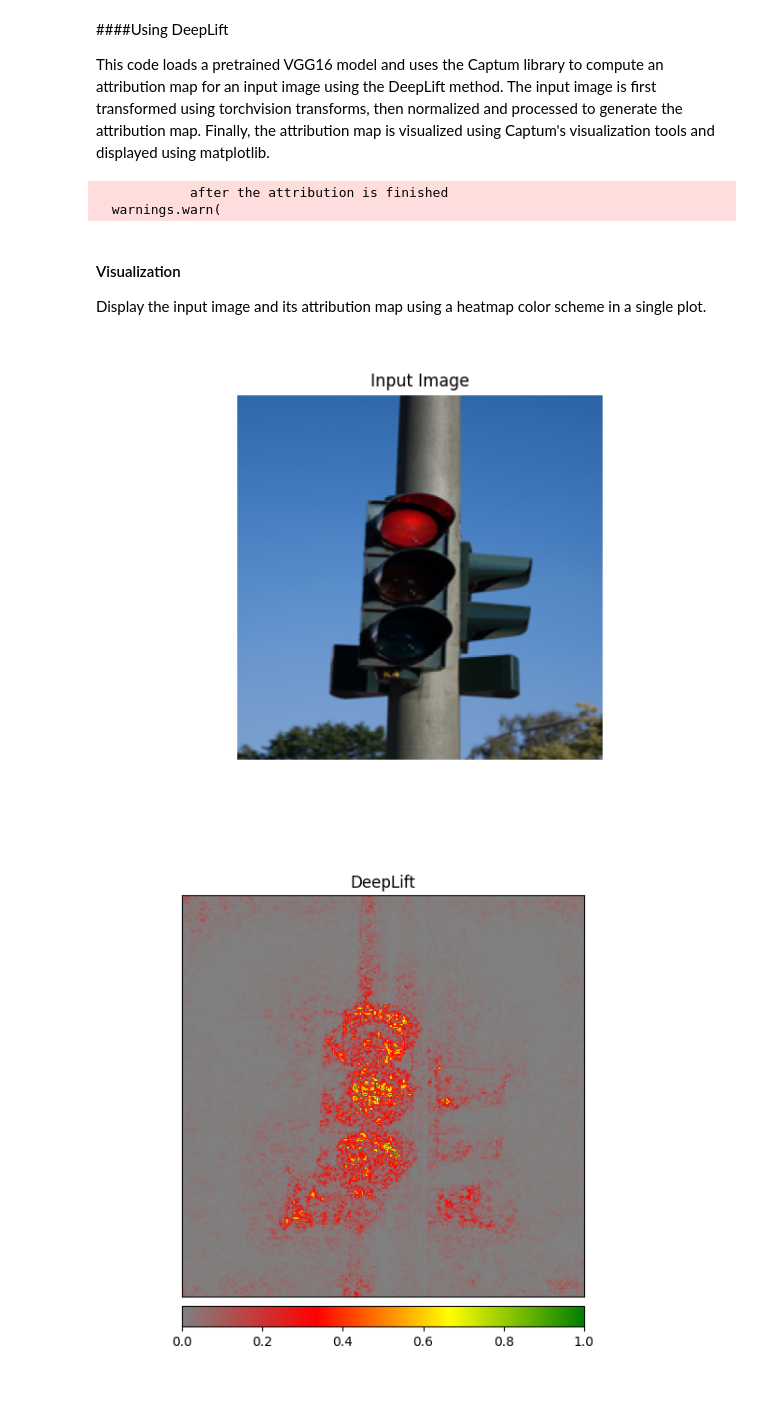
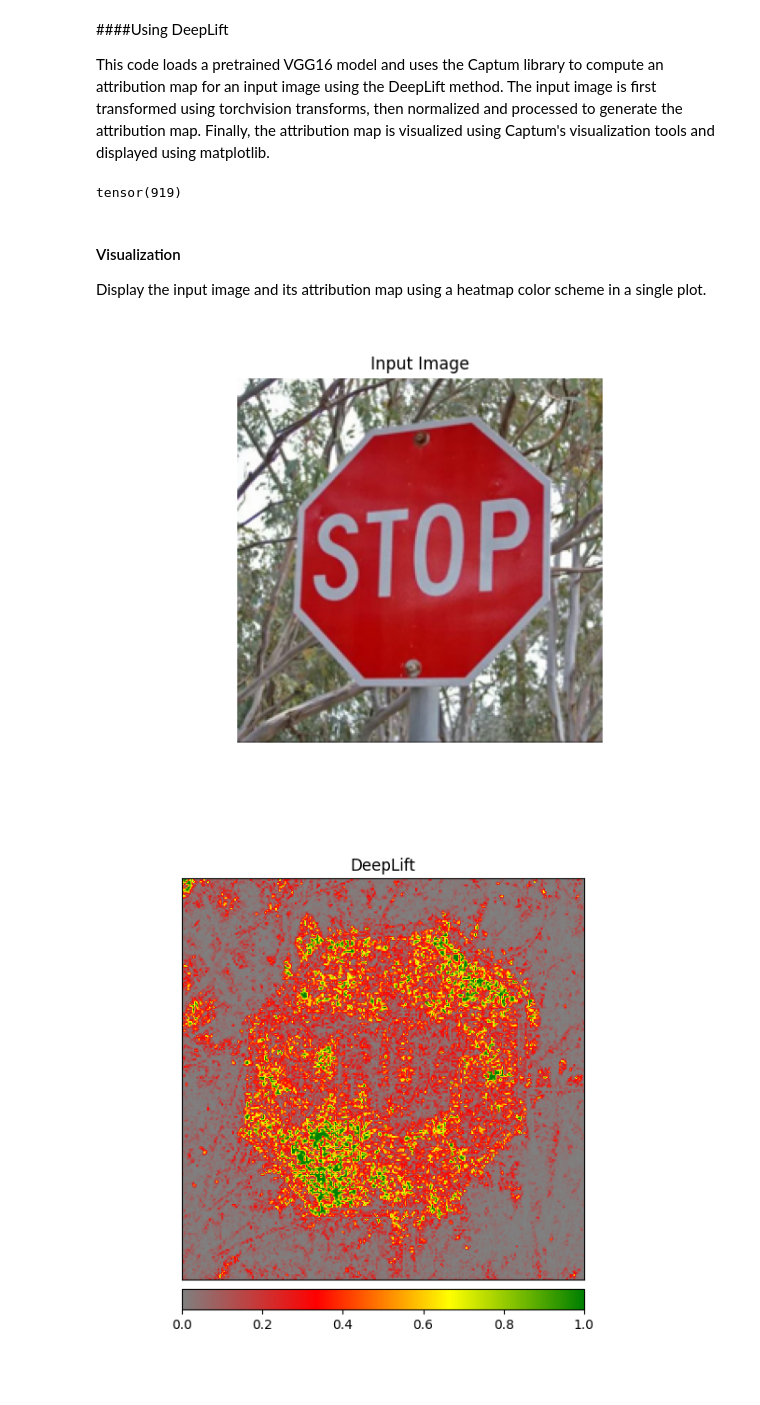
Before and after one commit to patdring/ExplainableAI, a Jupyter notebook: DeepLift.ipynb, the cells around one changed output. Cells and saved outputs as stored; diff of their text form; code cells hidden in the pictures.

Commit message:
Added new examples, visualzitations. Big rework on code base

```diff
--- a/DeepLift.ipynb
+++ b/DeepLift.ipynb
@@ -90,7 +93,7 @@ transform_normalize = transforms.Normalize(
      std=[0.229, 0.224, 0.225]
  )
 
-img = Image.open('/content/drive/MyDrive/Colab Notebooks/images/red_traffic_light_0.jpg')
+img = Image.open('/content/drive/MyDrive/Colab Notebooks/images/stop_traffic_sign.jpg')
 
 transformed_img = transform(img)
 
@@ -105,13 +108,13 @@ dl = DeepLift(model)
 
 # Compute the attribution map using DeepLift
 target = torch.argmax(model(input_img))
+print (target)
 
 attr_dl = dl.attribute(input_img, baseline, target=target)
 
 attr_np = np.transpose(attr_dl.squeeze().cpu().detach().numpy(), (1,2,0))
 # %% [output]
-            after the attribution is finished
-  warnings.warn(
+tensor(919)
 # %% [markdown]
 #### Visualization
 
@@ -119,15 +122,15 @@ Display the input image and its attribution map using a heatmap color scheme in
 # %%
 # Display the input image on the first subplot
 input_img_np = np.transpose(transformed_img, (1, 2, 0))
 plt.axis('off')
 plt.imshow(img.resize((224, 224)))
 plt.title('Input Image')
 
 # Adjust the color map scale to highlight attribution values
 cmap = LinearSegmentedColormap.from_list('custom', ['gray', 'red', 'yellow', 'green'], N=256)
-_ = viz.visualize_image_attr(attr_np, method='heat_map', cmap=cmap, alpha_overlay=0.4, show_colorbar=True, sign='absolute_value', outlier_perc=2, title='DeepLift')
+_ = viz.visualize_image_attr(attr_np, method='heat_map', cmap=cmap, alpha_overlay=0.2, show_colorbar=True, sign='absolute_value', outlier_perc=20, title='DeepLift')
 
 plt.show()
 # %% [output]
-[figure, old version]
+[figure, new version]
-[figure, old version]
+[figure, new version]
```
Also changed, not shown: parts of 3 cells of this notebook, 13 other files.
